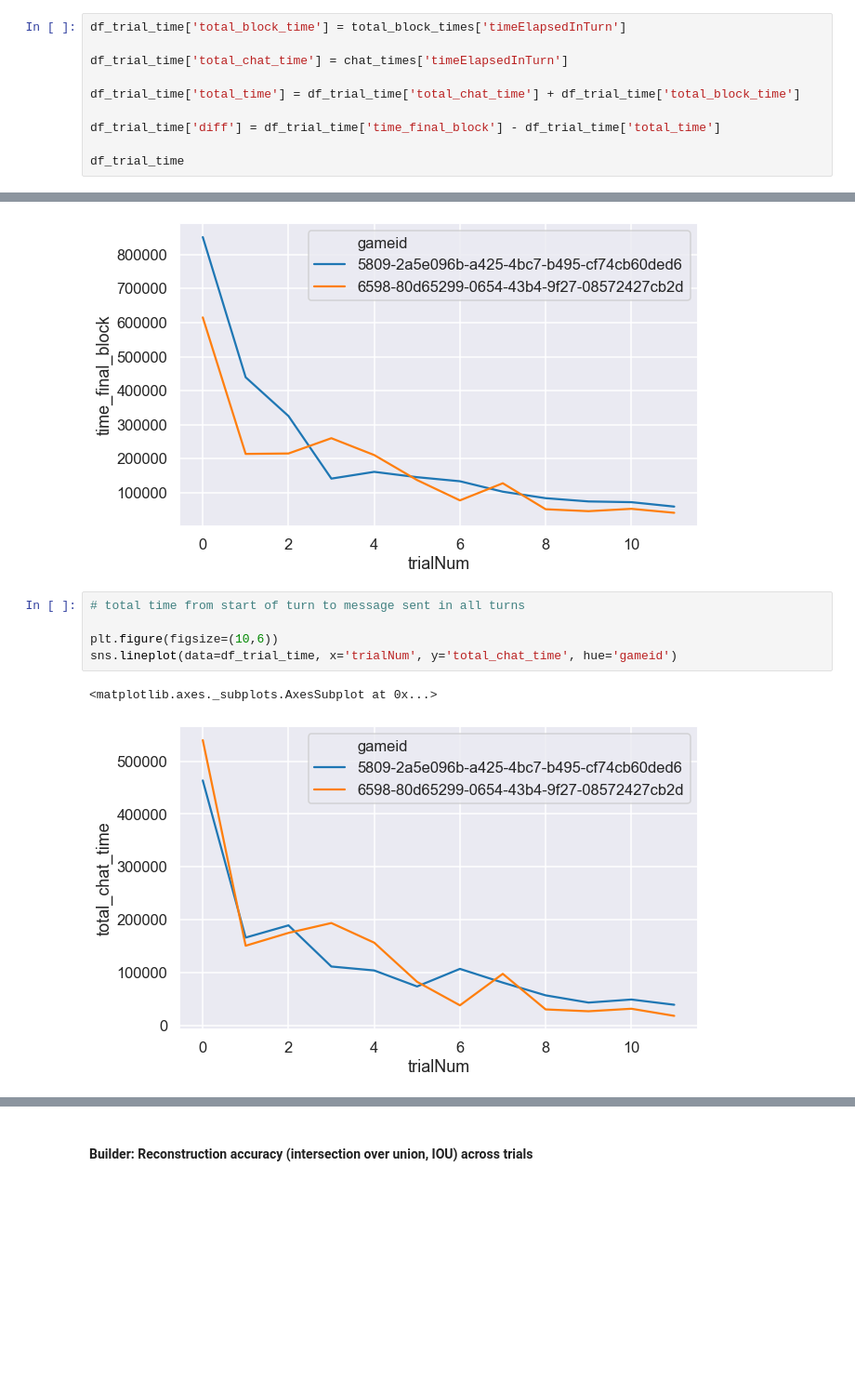
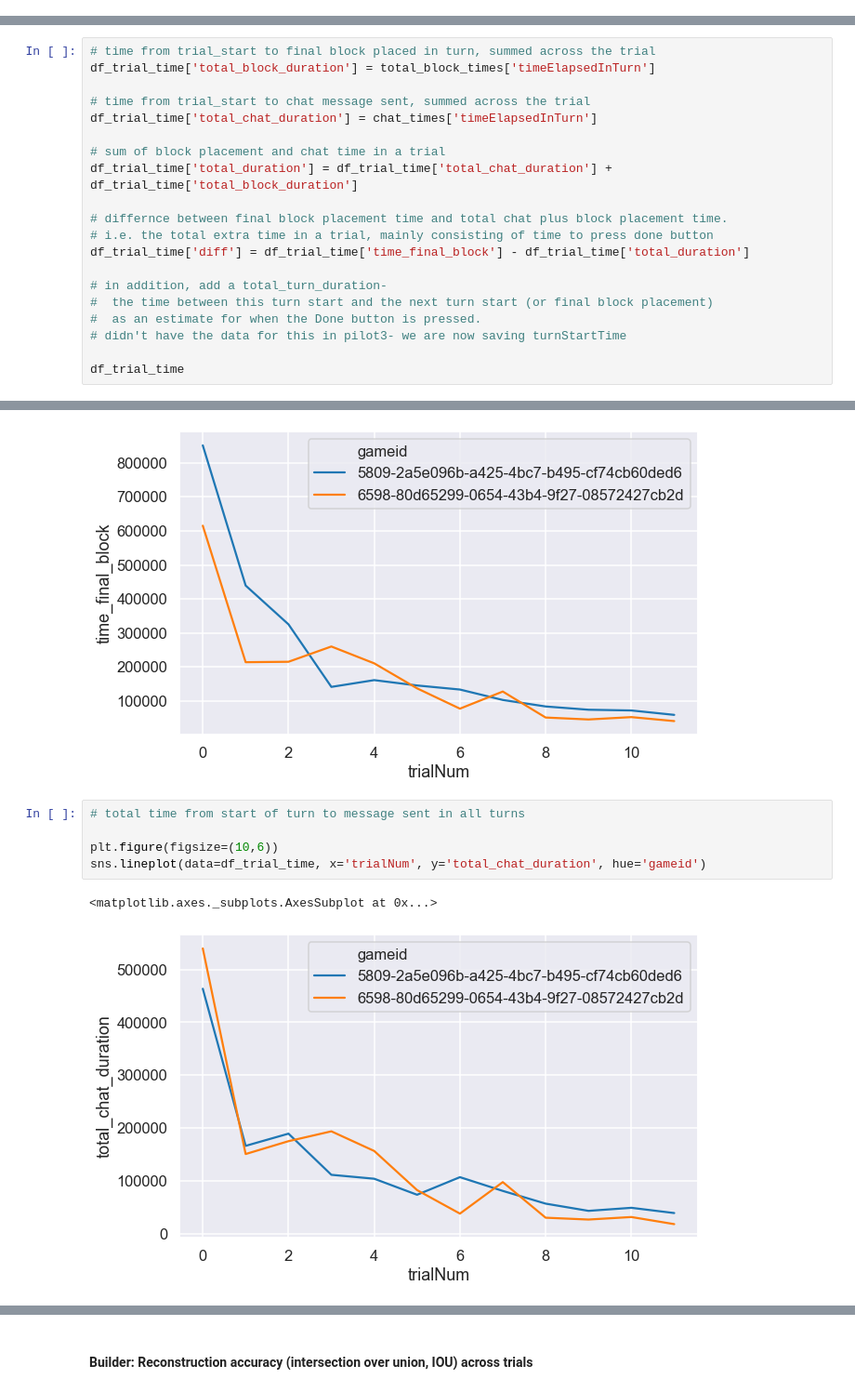
Before and after one commit to cogtoolslab/compositional-abstractions, a Jupyter notebook: analysis/compabs_analysis_p3.ipynb, the cells around one changed output, grey strips where cells are left out. Shown at 93% size. Saved outputs shown, nothing was run; the diff lists cells and outputs as text; blank space fills up the shorter version.

Commit message:
timing dataframe incl. notes to future self for new data

```diff
--- a/analysis/compabs_analysis_p3.ipynb
+++ b/analysis/compabs_analysis_p3.ipynb
@@ -460,13 +488,3 @@ chat_times_trial = df_chat[~df_chat.practice].groupby(['gameid','trialNum'])\
 total_block_times = df_block[(~df_block.practice)].groupby(['gameid','trialNum','turnNum'])\
                     ['timeElapsedInTurn'].max()\
                     .groupby(['gameid','trialNum']).sum().reset_index()
-# %%
-df_trial_time['total_block_time'] = total_block_times['timeElapsedInTurn']
-
-df_trial_time['total_chat_time'] = chat_times['timeElapsedInTurn']
-
-df_trial_time['total_time'] = df_trial_time['total_chat_time'] + df_trial_time['total_block_time']
-
-df_trial_time['diff'] = df_trial_time['time_final_block'] - df_trial_time['total_time']
-
-df_trial_time
@@ -490,0 +491,20 @@ df_trial_time
+# %%
+# time from trial_start to final block placed in turn, summed across the trial
+df_trial_time['total_block_duration'] = total_block_times['timeElapsedInTurn']
+
+# time from trial_start to chat message sent, summed across the trial
+df_trial_time['total_chat_duration'] = chat_times['timeElapsedInTurn']
+
+# sum of block placement and chat time in a trial
+df_trial_time['total_duration'] = df_trial_time['total_chat_duration'] + df_trial_time['total_block_duration']
+
+# differnce between final block placement time and total chat plus block placement time.
+# i.e. the total extra time in a trial, mainly consisting of time to press done button
+df_trial_time['diff'] = df_trial_time['time_final_block'] - df_trial_time['total_duration']
+
+# in addition, add a total_turn_duration-
+#  the time between this turn start and the next turn start (or final block placement)
+#  as an estimate for when the Done button is pressed.
+# didn't have the data for this in pilot3- we are now saving turnStartTime
+
+df_trial_time
@@ -501,11 +539,11 @@ sns.lineplot(data=df_trial_time, x='trialNum', y='time_final_block', hue='gameid
 # %%
 # total time from start of turn to message sent in all turns
 
 plt.figure(figsize=(10,6))
-sns.lineplot(data=df_trial_time, x='trialNum', y='total_chat_time', hue='gameid')
+sns.lineplot(data=df_trial_time, x='trialNum', y='total_chat_duration', hue='gameid')
 # %% [output]
 <matplotlib.axes._subplots.AxesSubplot at 0x...>
-[figure, old version]
+[figure, new version]
 # %%
 # total time from start of turn to final block placement in all turns
 
```
Also changed, not shown: parts of 16 cells of this notebook.
